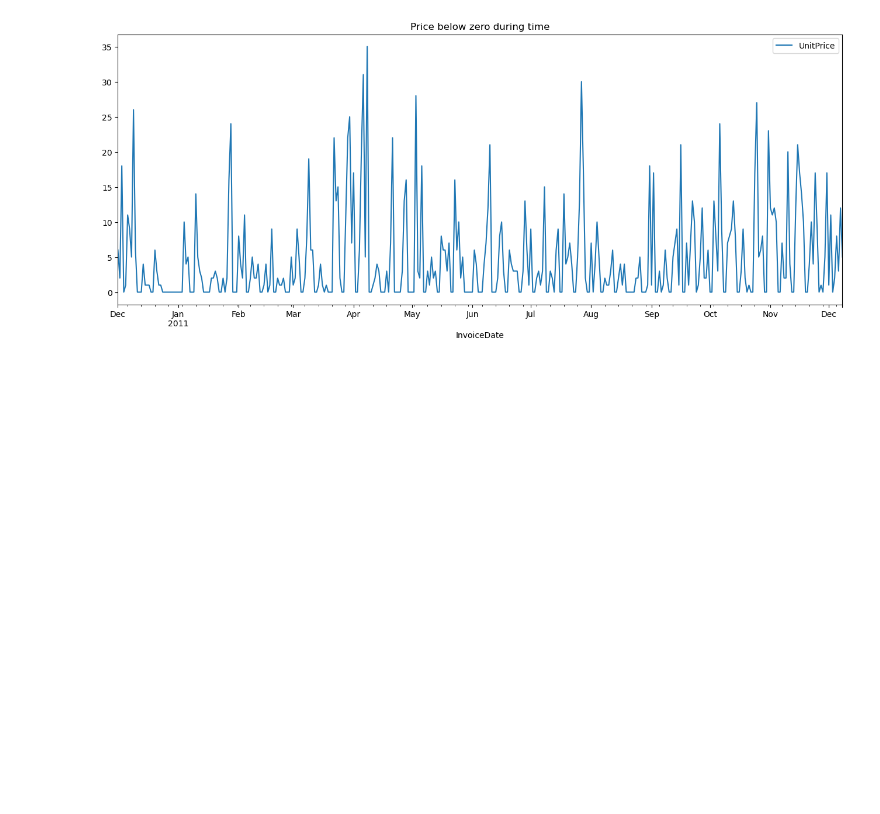
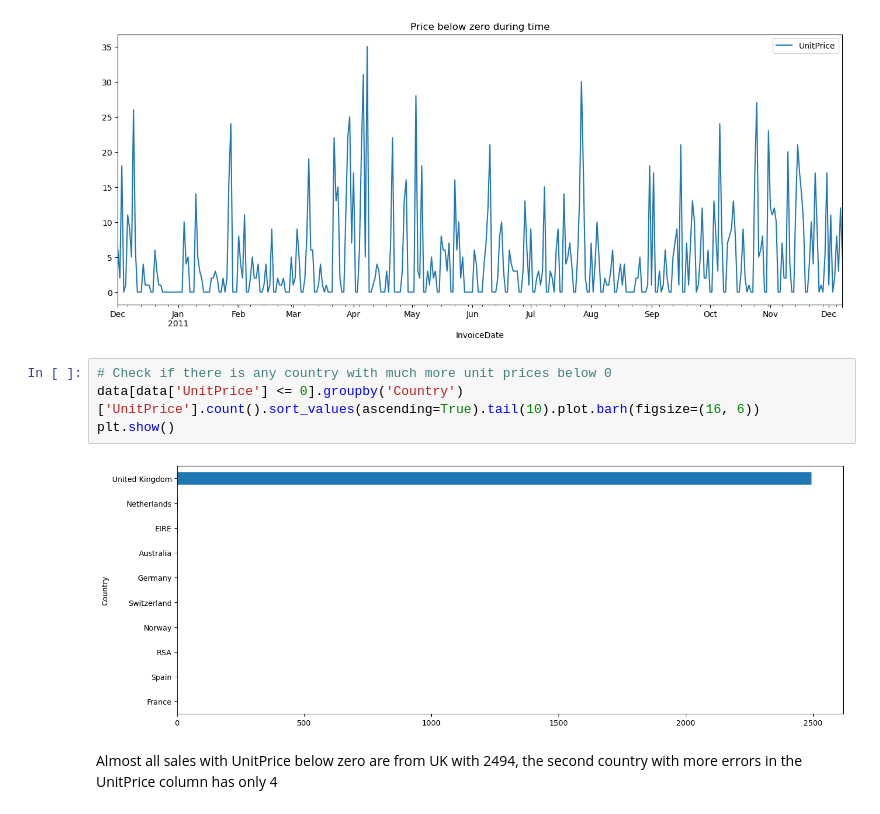
Before and after one commit to Drieger/clustering-ecommerce-clients, a Jupyter notebook: notebooks/cluster.ipynb, the cells around one changed output. Cells and saved outputs as stored; diff of their text form; blank space fills up the shorter version.

```diff
--- a/notebooks/cluster.ipynb
+++ b/notebooks/cluster.ipynb
@@ -200,3 +216,11 @@ plt.title('Price below zero during time')
 plt.show()
 # %% [output]
 [figure]
+# %%
+# Check if there is any country with much more unit prices below 0
+data[data['UnitPrice'] <= 0].groupby('Country')['UnitPrice'].count().sort_values(ascending=True).tail(10).plot.barh(figsize=(16, 6))
+plt.show()
+# %% [output]
+[figure, added]
+# %% [markdown]
+Almost all sales with UnitPrice below zero are from UK with 2494, the second country with more errors in the UnitPrice column has only 4
```
Also changed, not shown: parts of 5 cells of this notebook.
